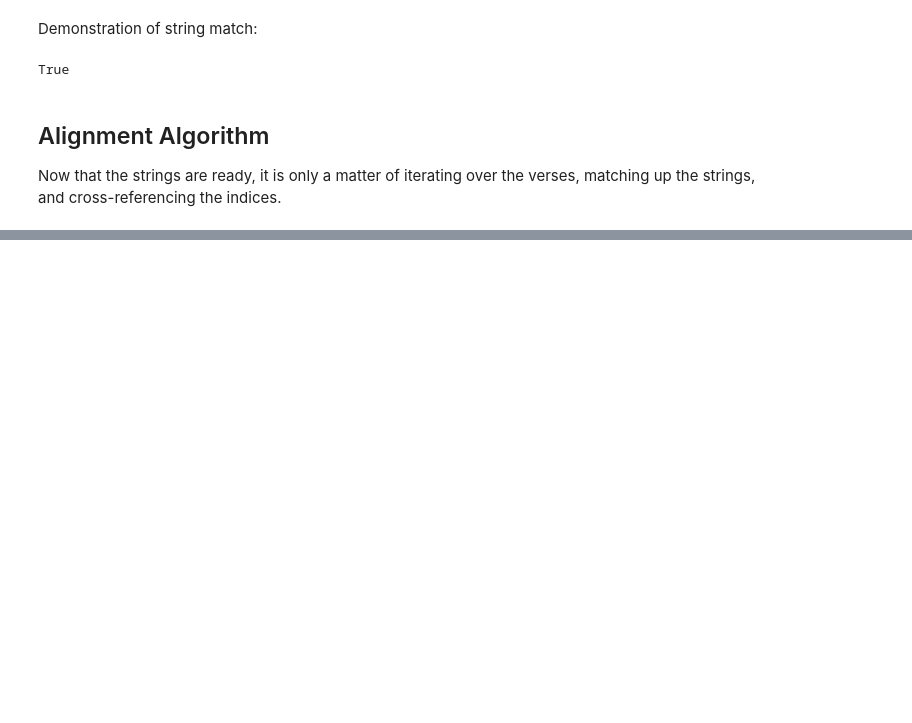
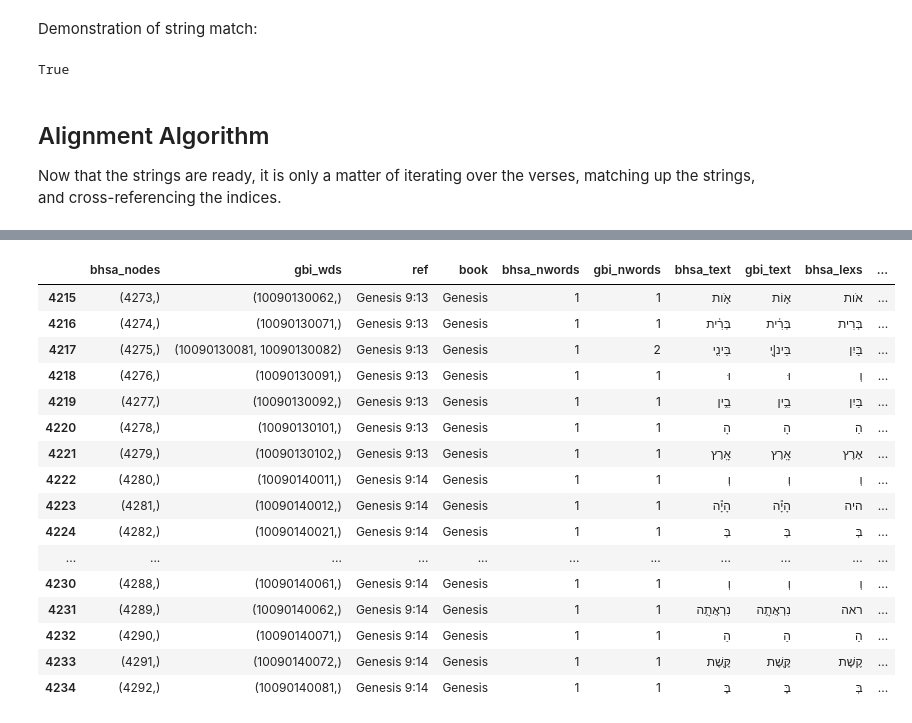
Before and after one commit to CambridgeSemiticsLab/Gesenius_data, a Jupyter notebook: data/GBI_alignment_wrangling.ipynb, the cells around one changed output, grey strips where cells are left out. Cells and saved outputs as stored; diff of their text form; code cells hidden in the pictures; blank space fills up the shorter version.

Commit message:
Complete alignment work

```diff
--- a/data/GBI_alignment_wrangling.ipynb
+++ b/data/GBI_alignment_wrangling.ipynb
@@ -816,0 +858,35 @@ gbi_word_alts
+# %%
+pd.set_option('display.max_rows', 200)
+# %%
+dataset = []
+
+for bhsa_words, gbi_wds in bhsa2wlc:
+
+    bhsa_dat = lambda feat: '|'.join(Fs(feat).v(w) for w in bhsa_words)
+    gbi_dat = lambda feat: '|'.join(gbi_words[w][feat] for w in gbi_wds)
+
+    ref_tuple = T.sectionFromNode(bhsa_words[0])
+    ref = '{} {}:{}'.format(*ref_tuple)
+    book = ref_tuple[0]
+    len_bhsa = len(bhsa_words)
+    len_gbi = len(gbi_wds)
+
+    dataset.append({
+        'bhsa_nodes': tuple(bhsa_words),
+        'gbi_wds': tuple(gbi_wds),
+        'ref': ref,
+        'book': book,
+        'bhsa_nwords': len_bhsa,
+        'gbi_nwords': len_gbi,
+        'bhsa_text': bhsa_dat('g_word_utf8'),
+        'gbi_text': gbi_dat('text').replace('\u200e', ''),
+        'bhsa_lexs': bhsa_dat('voc_lex_utf8'),
+        'gbi_lexs': gbi_dat('lemma'),
+        'bhsa_glosses': bhsa_dat('gloss'),
+        'gbi_glosses': gbi_dat('gloss'),
+        'bhsa_pos': bhsa_dat('pdp'),
+        'gbi_pos': gbi_dat('pos'),
+    })
+
+align_df = pd.DataFrame(dataset)
+align_df.head()
@@ -816,0 +900,20 @@ gbi_word_alts
+# %%
+align_df.iloc[4215:4235] # random selection
+# %% [output]
+|  | bhsa_nodes | gbi_wds | ref | book | bhsa_nwords | gbi_nwords | bhsa_text | gbi_text | bhsa_lexs | ... |
+| 4215 | (4273,) | (10090130062,) | Genesis 9:13 | Genesis | 1 | 1 | אֹ֣ות | א֣וֹת | אֹות | ... |
+| 4216 | (4274,) | (10090130071,) | Genesis 9:13 | Genesis | 1 | 1 | בְּרִ֔ית | בְּרִ֔ית | בְּרִית | ... |
+| 4217 | (4275,) | (10090130081, 10090130082) | Genesis 9:13 | Genesis | 1 | 2 | בֵּינִ֖י | בֵּינ|ִ֖י | בַּיִן | ... |
+| 4218 | (4276,) | (10090130091,) | Genesis 9:13 | Genesis | 1 | 1 | וּ | וּ | וְ | ... |
+| 4219 | (4277,) | (10090130092,) | Genesis 9:13 | Genesis | 1 | 1 | בֵ֥ין | בֵ֥ין | בַּיִן | ... |
+| 4220 | (4278,) | (10090130101,) | Genesis 9:13 | Genesis | 1 | 1 | הָ | הָ | הַ | ... |
+| 4221 | (4279,) | (10090130102,) | Genesis 9:13 | Genesis | 1 | 1 | אָֽרֶץ | אָֽרֶץ | אֶרֶץ | ... |
+| 4222 | (4280,) | (10090140011,) | Genesis 9:14 | Genesis | 1 | 1 | וְ | וְ | וְ | ... |
+| 4223 | (4281,) | (10090140012,) | Genesis 9:14 | Genesis | 1 | 1 | הָיָ֕ה | הָיָ֕ה | היה | ... |
+| 4224 | (4282,) | (10090140021,) | Genesis 9:14 | Genesis | 1 | 1 | בְּ | בְּ | בְּ | ... |
+| ... | ... | ... | ... | ... | ... | ... | ... | ... | ... | ... |
+| 4230 | (4288,) | (10090140061,) | Genesis 9:14 | Genesis | 1 | 1 | וְ | וְ | וְ | ... |
+| 4231 | (4289,) | (10090140062,) | Genesis 9:14 | Genesis | 1 | 1 | נִרְאֲתָ֥ה | נִרְאֲתָ֥ה | ראה | ... |
+| 4232 | (4290,) | (10090140071,) | Genesis 9:14 | Genesis | 1 | 1 | הַ | הַ | הַ | ... |
+| 4233 | (4291,) | (10090140072,) | Genesis 9:14 | Genesis | 1 | 1 | קֶּ֖שֶׁת | קֶּ֖שֶׁת | קֶשֶׁת | ... |
+| 4234 | (4292,) | (10090140081,) | Genesis 9:14 | Genesis | 1 | 1 | בֶּ | בֶּ | בְּ | ... |
```
Also changed, not shown: parts of 21 cells of this notebook.
